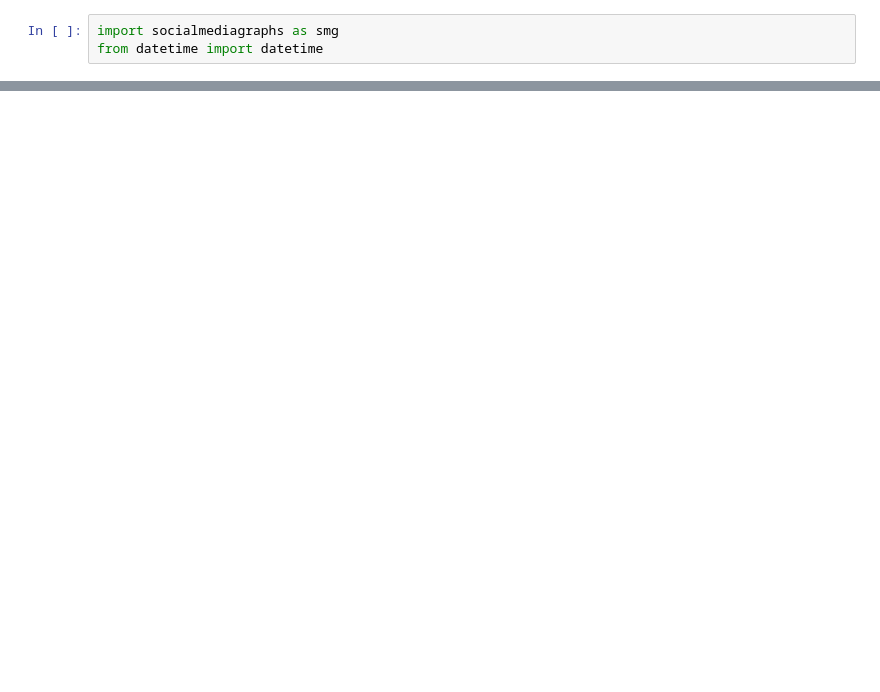
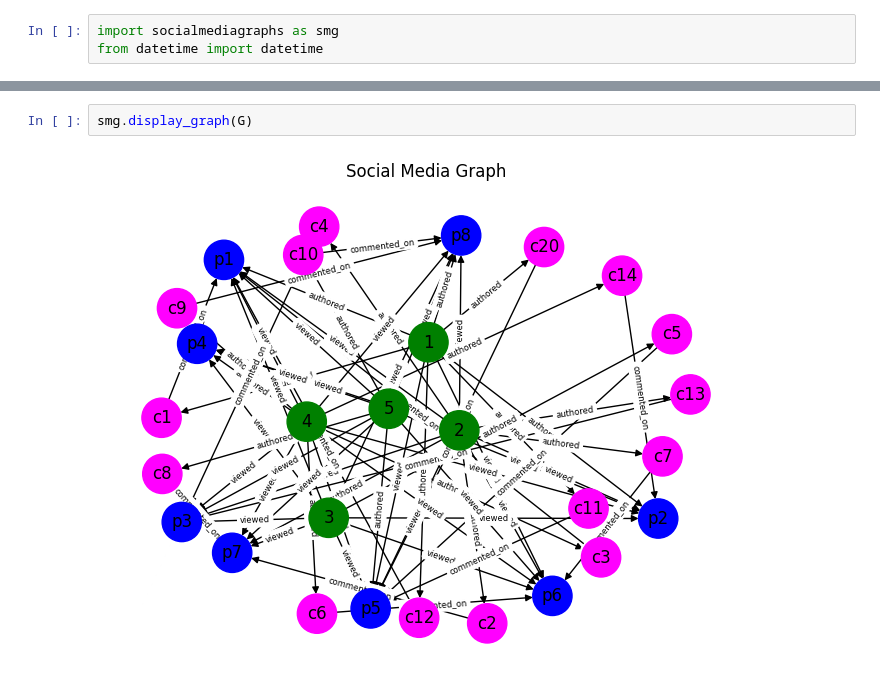
Before and after one commit to jswlee/ICS311_Assignment6, a Jupyter notebook: social-media-example-usage.ipynb, the cells around one changed output, grey strips where cells are left out. Drawn from its saved outputs; the diff is of its cells as text; blank space fills up the shorter version.

```diff
--- a/social-media-example-usage.ipynb
+++ b/social-media-example-usage.ipynb
@@ -236,0 +237,4 @@ else:
+# %%
+smg.display_graph(G)
+# %% [output]
+[figure, added]
```
Also changed, not shown: parts of 4 cells of this notebook, 2 other files.
